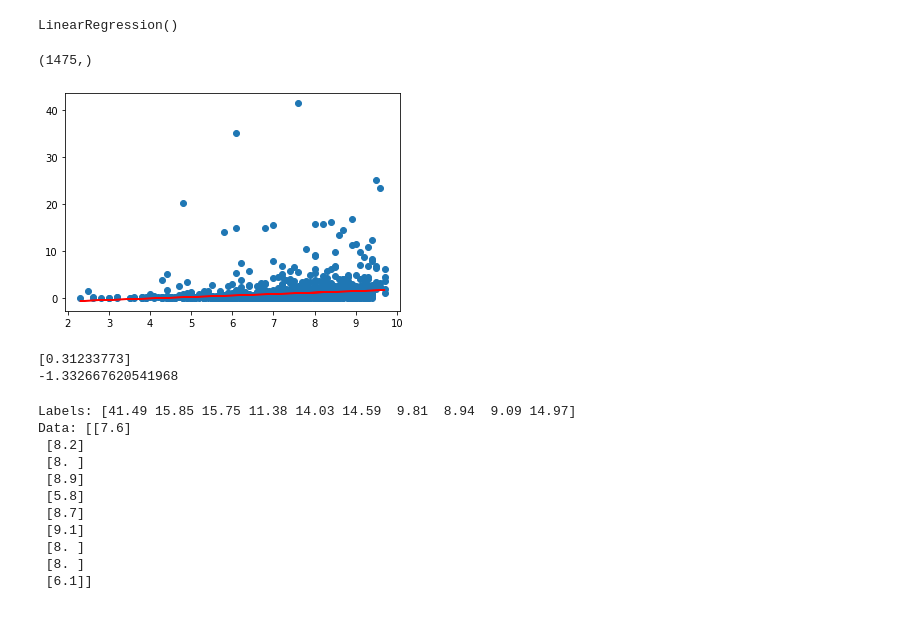
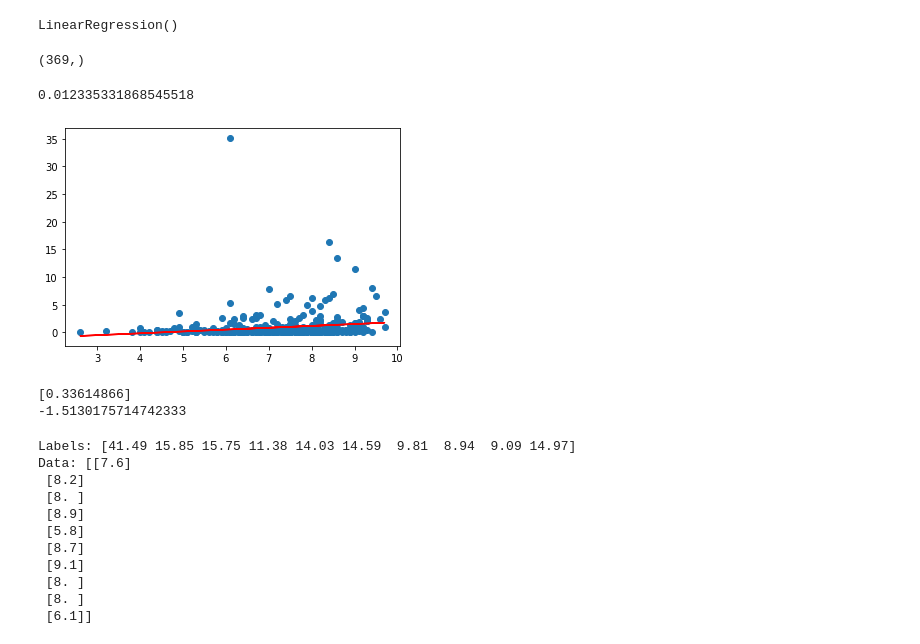
Before and after one commit to Sephike/final_project_test, a Jupyter notebook: Resources/Machine_Learning_Model_final.ipynb, the cells around one changed output. Cells and saved outputs as stored; diff of their text form; code cells hidden in the pictures.

```diff
--- a/Resources/Machine_Learning_Model_final.ipynb
+++ b/Resources/Machine_Learning_Model_final.ipynb
@@ -236,29 +227,33 @@ X_test_scaled = X_scaler.transform(X_test)
 model = LinearRegression()
 # %%
 # fitting or training the Model
-model.fit(X, y)
+model.fit(X_train, y_train)
 # %% [output]
 LinearRegression()
 # %%
 #the model will predict the Model
-y_pred = model.predict(X)
+y_pred = model.predict(X_test)
 print(y_pred.shape)
 # %% [output]
-(1475,)
+(369,)
+# %%
+model.score(X_test,y_test)
+# %% [output]
+0.012335331868545518
 # %%
 #Predictions for years of experience
-plt.scatter(X, y)
-plt.plot(X, y_pred, color='red')
+plt.scatter(X_test, y_test)
+plt.plot(X_test, y_pred, color='red')
 plt.show()
 # %% [output]
-[figure, old version]
+[figure, new version]
 # %%
 #examine the specific parameters of our model: the slope and the y-intercept. The slope is represented by model.coef_, and model.intercept_ is the y-intercept:
 print(model.coef_)
 print(model.intercept_)
 # %% [output]
-[0.31233773]
--1.332667620541968
+[0.33614866]
+-1.5130175714742333
 # %%
 #Print the Labels and Data from the Model
 print(f"Labels: {y[:10]}")
```
Also changed, not shown: parts of 14 cells of this notebook.
